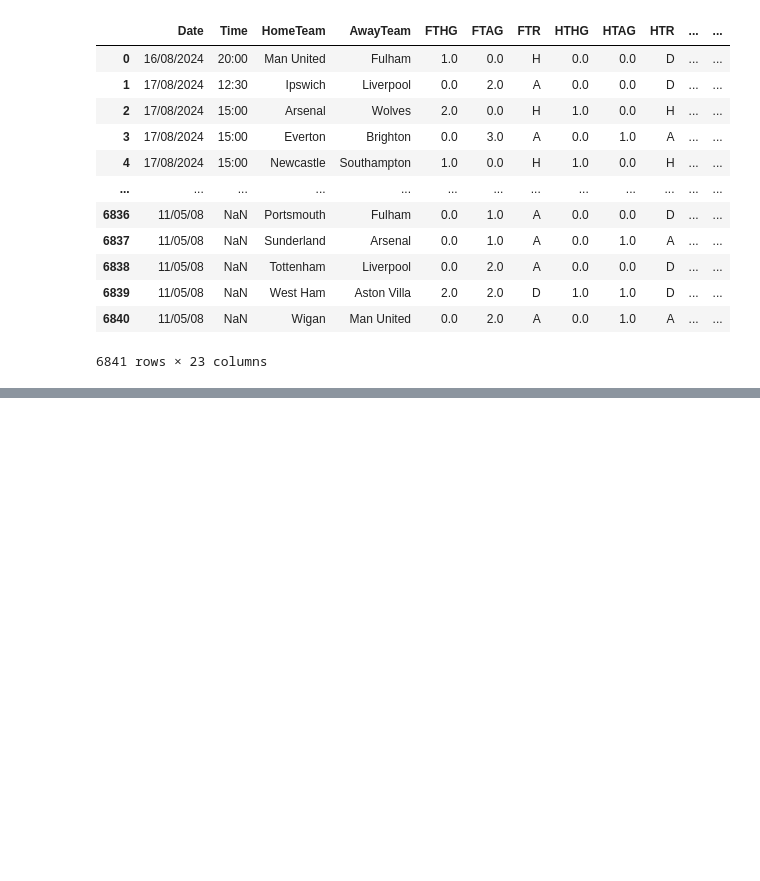
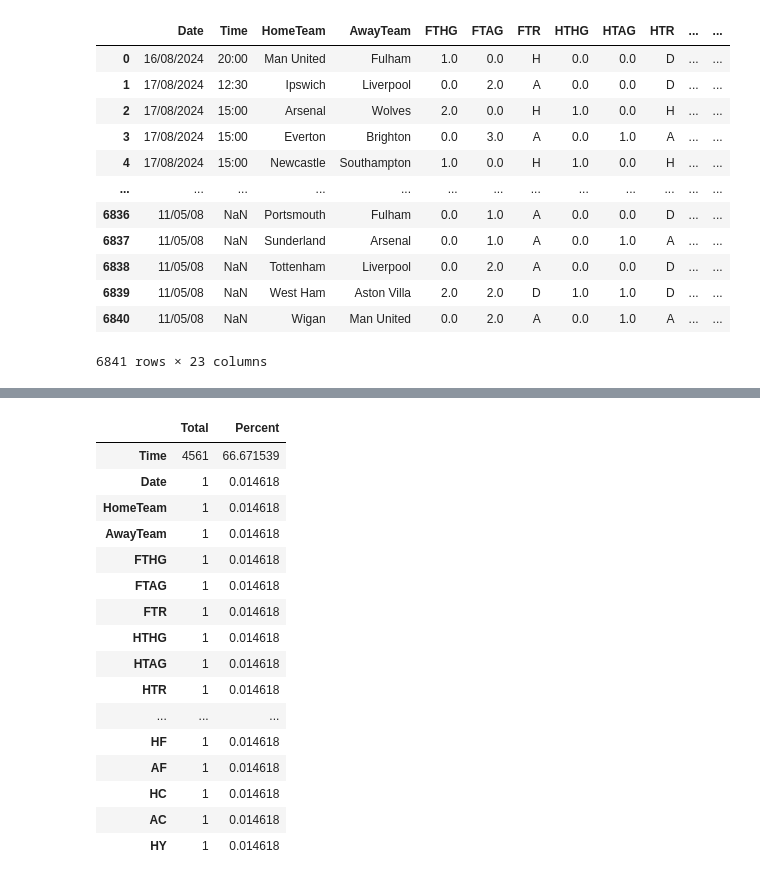
Before and after one commit to Jnyambok/Soca-Scores, a Jupyter notebook: experiments/notebooks/data_cleaning.ipynb, the cells around one changed output, grey strips where cells are left out. Saved outputs shown, nothing was run; the diff lists cells and outputs as text; code cells hidden in the pictures; blank space fills up the shorter version.

```diff
--- a/experiments/notebooks/data_cleaning.ipynb
+++ b/experiments/notebooks/data_cleaning.ipynb
@@ -467,0 +481,23 @@ enhanced_data
+# %%
+total = enhanced_data.isnull().sum().sort_values(ascending=False)
+missing_percent = (enhanced_data.isnull().sum() / len(enhanced_data)) * 100
+missing_data = pd.concat([total,missing_percent],axis=1, keys=['Total','Percent'])
+missing_data.head(20)
+# %% [output]
+|  | Total | Percent |
+| Time | 4561 | 66.671539 |
+| Date | 1 | 0.014618 |
+| HomeTeam | 1 | 0.014618 |
+| AwayTeam | 1 | 0.014618 |
+| FTHG | 1 | 0.014618 |
+| FTAG | 1 | 0.014618 |
+| FTR | 1 | 0.014618 |
+| HTHG | 1 | 0.014618 |
+| HTAG | 1 | 0.014618 |
+| HTR | 1 | 0.014618 |
+| ... | ... | ... |
+| HF | 1 | 0.014618 |
+| AF | 1 | 0.014618 |
+| HC | 1 | 0.014618 |
+| AC | 1 | 0.014618 |
+| HY | 1 | 0.014618 |
```
Also changed, not shown: parts of 9 cells of this notebook, 1 other file.
